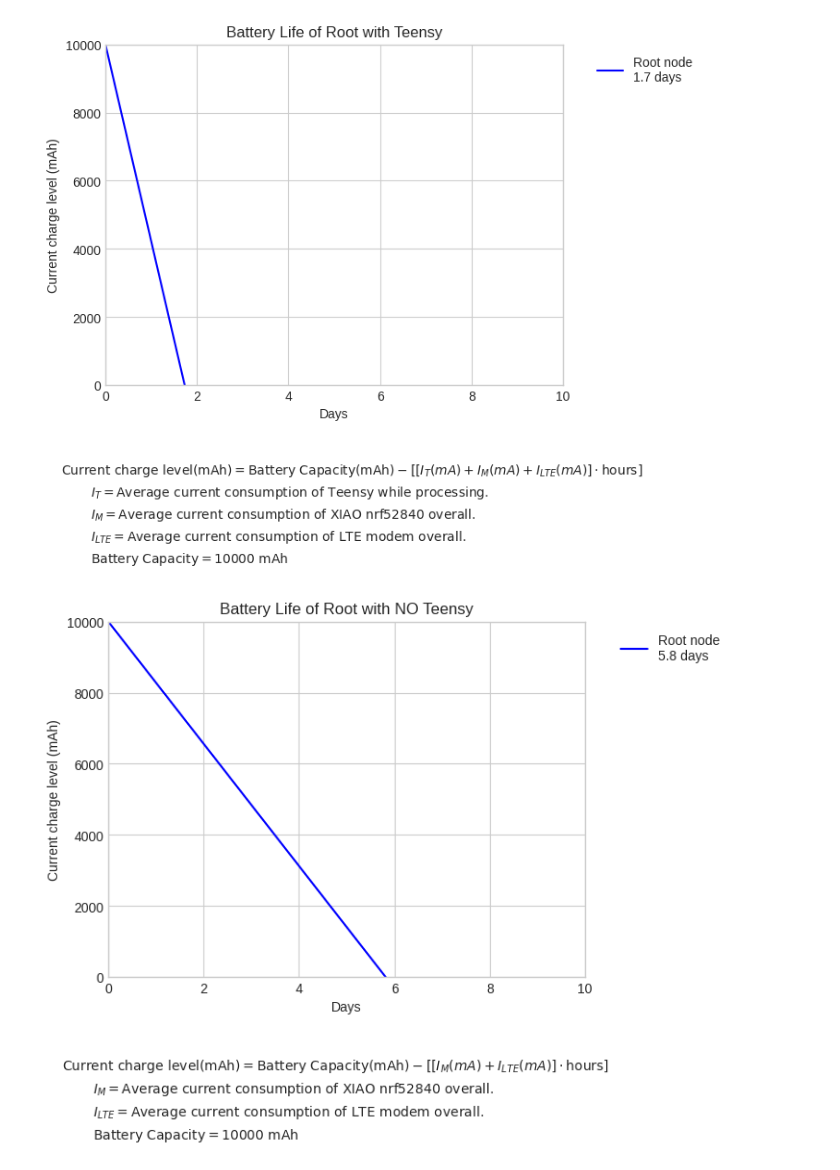
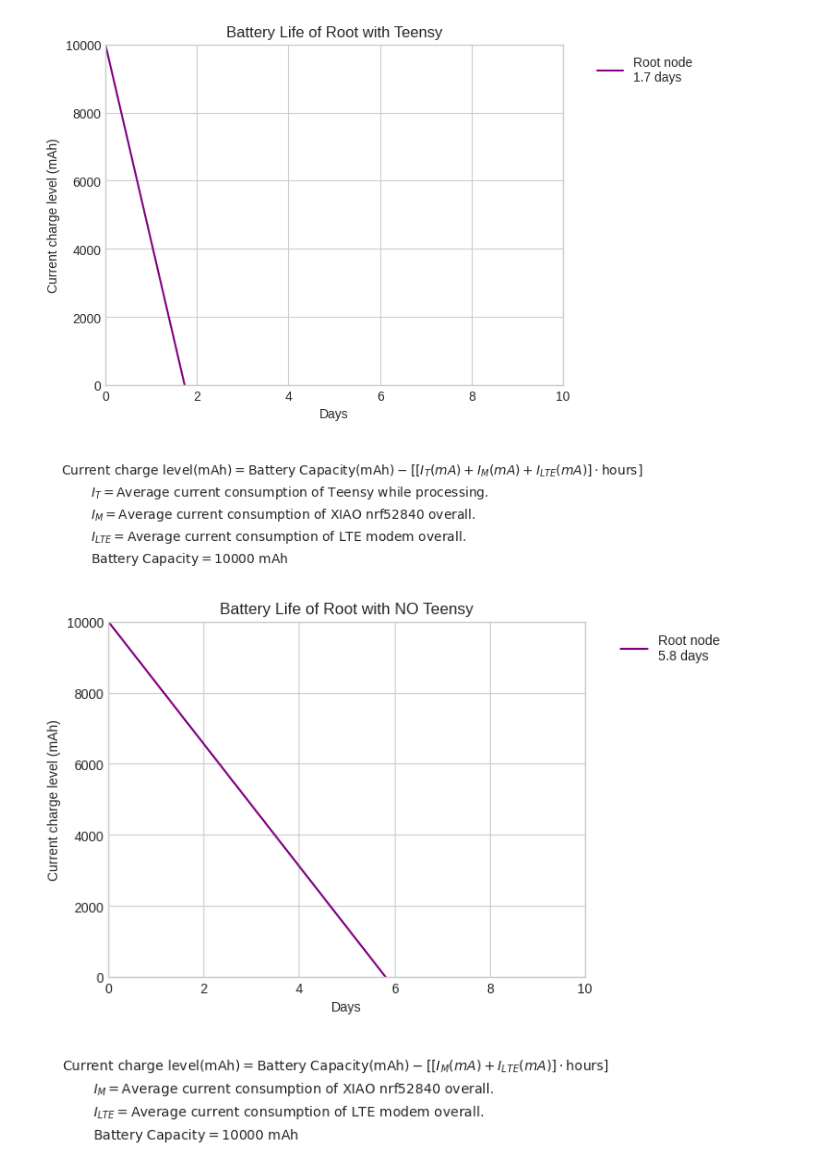
Before and after one commit to mmontee/nrf52840_openWSN_sensor_node, a Jupyter notebook: Documents/plots.ipynb, the cells around one changed output. Saved outputs shown, nothing was run; the diff lists cells and outputs as text; code cells hidden in the pictures.

```diff
--- a/Documents/plots.ipynb
+++ b/Documents/plots.ipynb
@@ -229,7 +332,7 @@ def get_days(record_current, sleep_current, duty_cycle, battery_capacity):
 
 def plot_linear_function(
     x_range=(0, 8760),
-    title="Battery Life with NO nrf52840",
+    title="Battery Life of Data Logger Node with NO nrf52840",
     x_label="Days",
     y_label="Current charge level (mAh)",
 ):
@@ -342,7 +445,7 @@ def get_days(record_current, sleep_current, duty_cycle, battery_capacity):
 
 def plot_linear_function(
     x_range_hours=(0, 8760),
-    title="Battery Life with NO nrf52840",
+    title="Battery Life of Data Logger Node with NO nrf52840",
     x_label="Days",
     y_label="Current charge level (mAh)",
 ):
@@ -381,8 +484,8 @@ def plot_linear_function(
 
     # Re-order the legend to be more intuitive (100% on top)
     handles, labels = plt.gca().get_legend_handles_labels()
-    plt.legend(handles[::-1], labels[::-1], bbox_to_anchor=(1.04, 1), loc="upper left", title="Duty Cycles")
-    y_start = -0.1
+    plt.legend(handles[::-1], labels[::-1], bbox_to_anchor=(1.04, 1), loc="upper left", title="Node Duty Cycles")
+    y_start = -0.05
     y_space = 0.05
     plt.figtext(0.05, y_start,r"$\text{Current charge level(mAh)} = \text{Battery Capacity(mAh)} - \left[ \left[ (I_R(mA) \cdot \text{duty cycle}) + (I_S(mA) \cdot (1 - \text{duty cycle}))\right] \cdot \text{hours}\right]$",ha="left", fontsize=10, va="bottom")
     plt.figtext(0.10, y_start-y_space, r"$I_R = \text{Average current consumption of Teensy when awake.}$", fontsize=10, va="bottom")
@@ -422,7 +629,7 @@ def get_days(battery_capacity):
 
 def plot_linear_function(
     x_range=(0, 8760),
-    title="Battery Life with no Teensy",
+    title="Battery Life of Data Logger Node with no Teensy",
     x_label="Days",
     y_label="Current charge level (mAh)",
 ):
@@ -442,7 +649,7 @@ def plot_linear_function(
   plt.xlabel(x_label)
   plt.ylabel(y_label)
 
-  plt.plot(x_days, calculate_y(), label=f"XIAO nrf52840 \n{get_days(BatteryCap)}", color="blue")
+  plt.plot(x_days, calculate_y(), label=f"Data Logger Node \n{get_days(BatteryCap)}", color="purple")
   plt.axvline(x=(BatteryCap / (I_M)) / 24, color="white", linestyle="--")
 
   plt.legend(bbox_to_anchor=(1.05, 1), loc="upper left")
@@ -507,7 +714,7 @@ def plot_linear_function(
   plt.xlabel(x_label)
   plt.ylabel(y_label)
 
-  plt.plot(x_days, calculate_y(), label=f"Root node\n{get_days(I_R, BatteryCap)}", color="blue")
+  plt.plot(x_days, calculate_y(), label=f"Root node\n{get_days(I_R, BatteryCap)}", color="purple")
   plt.axvline(x=(BatteryCap / (I_M)) / 24, color="white", linestyle="--")
 
   plt.legend(bbox_to_anchor=(1.05, 1), loc="upper left")
@@ -528,7 +735,7 @@ def plot_linear_function(
 
 plot_linear_function()
 # %% [output]
-[figure, old version]
+[figure, new version]
 # %%
 import matplotlib.pyplot as plt
 import numpy as np
@@ -560,32 +767,32 @@ def plot_linear_function(
     avg_current = (I_R) + I_M + I_LTE
     return BatteryCap - (avg_current * x_hours)
 
 
 
   plt.figure()
 
   plt.title(title)
   plt.xlabel(x_label)
   plt.ylabel(y_label)
 
-  plt.plot(x_days, calculate_y(), label=f"Root node\n{get_days(I_R, BatteryCap)}", color="blue")
+  plt.plot(x_days, calculate_y(), label=f"Root node\n{get_days(I_R, BatteryCap)}", color="purple")
   plt.axvline(x=(BatteryCap / (I_M)) / 24, color="white", linestyle="--")
 
   plt.legend(bbox_to_anchor=(1.05, 1), loc="upper left")
   plt.grid(True)
 
 
   plt.legend(bbox_to_anchor=(1.05, 1), loc="upper left")
   plt.grid(True)
 
   plt.figtext(0.05, -0.1,r"$\text{Current charge level(mAh)} = \text{Battery Capacity(mAh)} - \left[ \left[I_M(mA) + I_{LTE}(mA)\right]\cdot \text{hours}\right]$",ha="left", fontsize=10, va="bottom")
   plt.figtext(0.10, -0.15, r"$I_M = \text{Average current consumption of XIAO nrf52840 overall.}$", fontsize=10, va="bottom")
   plt.figtext(0.10, -0.20, r"$I_{LTE} = \text{Average current consumption of LTE modem overall.}$", fontsize=10, va="bottom")
   plt.figtext(0.10, -0.25, r"$\text{Battery Capacity} = 10000 \text{ mAh}$", fontsize=10, va="bottom")
   plt.ylim(0, 10000)
   plt.xlim(0, 10)
   plt.show()
 
 plot_linear_function()
 # %% [output]
-[figure, old version]
+[figure, new version]
```
Also changed, not shown: parts of 7 cells of this notebook, 6 other files.
